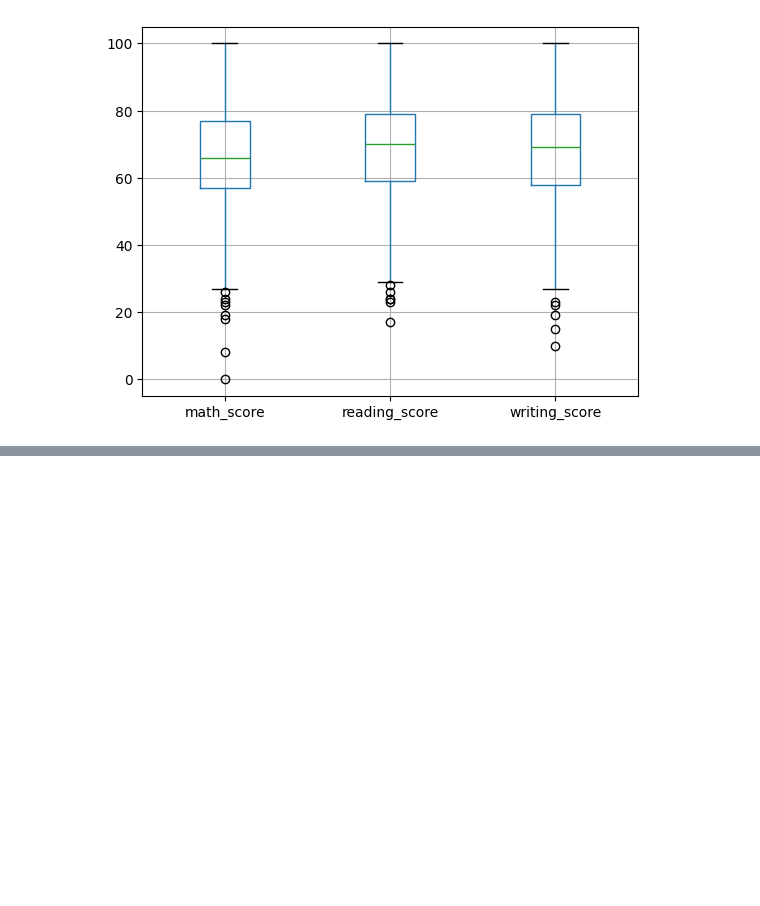
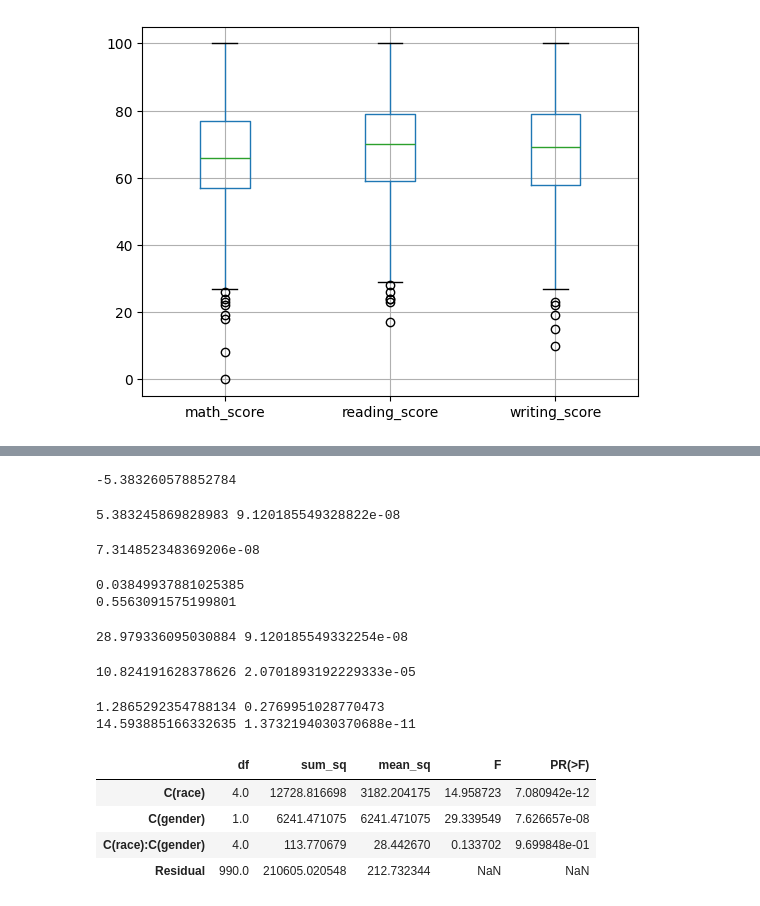
Before and after one commit to AlexTmbMifi/ML-Projects.-Statistics, a Jupyter notebook: StudentAnalys.ipynb, the cells around one changed output, grey strips where cells are left out. Cells and saved outputs as stored; diff of their text form; code cells hidden in the pictures; blank space fills up the shorter version.

```diff
--- a/StudentAnalys.ipynb
+++ b/StudentAnalys.ipynb
@@ -86,10 +110,3 @@ plt.plot(x, p*10**4, 'k', linewidth=2);
 df.boxplot(column=['math_score', 'reading_score', 'writing_score']);
 # %% [output]
 [figure]
-# %%
-# проверка нормальности данных по графику Q-Q-plot
-df = df[['gender','math_score']].sort_values(by='math_score',ascending=True).reset_index(drop=True)
-df['count'] = df.index + 1
-df['comparison_points'] = (df['math_score'] - df['math_score'].mean())\
-                          /df['math_score'].std(ddof=0) # t-тест
-df['real_normal'] = ndtri(df['count']/df.shape[0]) #расчёт плотности вероятности
@@ -103,0 +128,6 @@ plt.ylabel("Sample Quantiles");
+# %%
+# расчёт t-критерия для сравнения двух средних
+t = (df1.loc['female']['mean'] - df1.loc['male']['mean'])/np.sqrt(df1.loc['female']['std']**2/482+ df1.loc['male']['std']**2/518)
+print(t)
+# %% [output]
+-5.383260578852784
@@ -103,0 +137,14 @@ plt.ylabel("Sample Quantiles");
+# %%
+# p-уровень значимости оказался < 0.05, отклоняется нулевая гипотеза, получили значимые различия
+t_statistic, p_value = ttest_ind(df_male, df_female)
+print(t_statistic, p_value)
+# %% [output]
+5.383245869828983 9.120185549328822e-08
+# %%
+# p-value можно посчитать вручную, т.к t-распределение по степени свободы df = 998 практически нормальное
+area = norm.cdf(t, loc=0, scale = 1) # cdf - кумулятивная функция распределения,
+area1 = norm.cdf(-t, loc=0, scale = 1)
+p_value_1 = 2*area
+print(p_value_1) # отличие от p_value из ttest_ind, что там было всё рассчитано для t-функции
+# %% [output]
+7.314852348369206e-08
@@ -103,0 +160,28 @@ plt.ylabel("Sample Quantiles");
+# %%
+# t-тест можно проводить при гомогенности дисперсий
+# можно проверить с помощью теста Барлетта или Левена
+# тест Барлетта чувствителен к нормальности
+stat, p = stats.bartlett(df_male, df_female)
+print(p)
+# видно, что t-тест можно использовать, но крайне осторожно. Либо нужно воспользоваться более точным методом
+levene_stat, p_value = stats.levene(df_male, df_female) # метод Левена является более точным методом
+print(p_value) # дисперсии одинаковые, можем использовать t-тест
+# %% [output]
+0.03849937881025385
+0.5563091575199801
+# %%
+#Однофакторный дисперсионный анализ - - взаимосвязь нескольких групп (равенство среднего значения)
+# Более необходимо для проверки > 2 групп
+f_statistic, p_value = stats.f_oneway(df_male, df_female)
+print(f_statistic, p_value) # f-статистика значима, следовательно, разные средние. Аналогично говорит и p-value
+#F-статистика считается через суума квадратов отклонений внутригрупповую(SSW) и межгрупповую(SSB)
+# SSB >> SSW - значительные различия
+# SSW >> SSB - различий нет
+# %% [output]
+28.979336095030884 9.120185549332254e-08
+# %%
+# в данном случае мы можем проверить также на взаимосвзять результатов тестов
+f_statistic, p_value = stats.f_oneway(df.math_score, df.reading_score, df.writing_score) # f-статистика значима, следовательно, разные средние. Аналогично говорит и p-value
+print(f_statistic, p_value)
+# %% [output]
+10.824191628378626 2.0701893192229333e-05
@@ -103,0 +194,21 @@ plt.ylabel("Sample Quantiles");
+# %%
+# люди независимости от этнической принадлежности A,B,C тест по математике написали примерно одинаково
+f_statistic, p_value = stats.f_oneway(df_A,df_B,df_C)
+print(f_statistic, p_value)
+f_statistic, p_value = stats.f_oneway(df_A,df_B,df_C,df_D,df_E) # D и E внесли существенное различие
+print(f_statistic, p_value)
+# %% [output]
+1.2865292354788134 0.2769951028770473
+14.593885166332635 1.3732194030370688e-11
+# %%
+# можно осуществлять двухфакторный дисперсионный анализ - по полу и по принадлежности к группе
+model = ols('math_score ~ C(race) + C(gender) + C(race):C(gender)', data=df).fit() # каждый из факторов слабо по отдельности влияет на результат теста, а вот оба оказывают значительное влияние
+anova_result = smi.stats.anova_lm(model, type=2)
+anova_result
+# необходимо построить графики для anova, чтобы показать роль взаимодействий
+# %% [output]
+|  | df | sum_sq | mean_sq | F | PR(>F) |
+| C(race) | 4.0 | 12728.816698 | 3182.204175 | 14.958723 | 7.080942e-12 |
+| C(gender) | 1.0 | 6241.471075 | 6241.471075 | 29.339549 | 7.626657e-08 |
+| C(race):C(gender) | 4.0 | 113.770679 | 28.442670 | 0.133702 | 9.699848e-01 |
+| Residual | 990.0 | 210605.020548 | 212.732344 | NaN | NaN |
```
Also changed, not shown: parts of 11 cells of this notebook.
